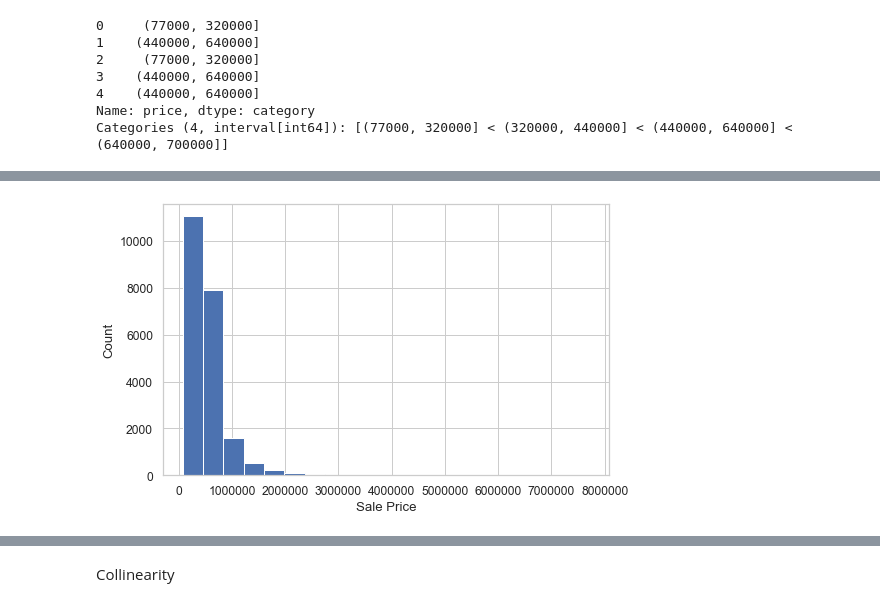
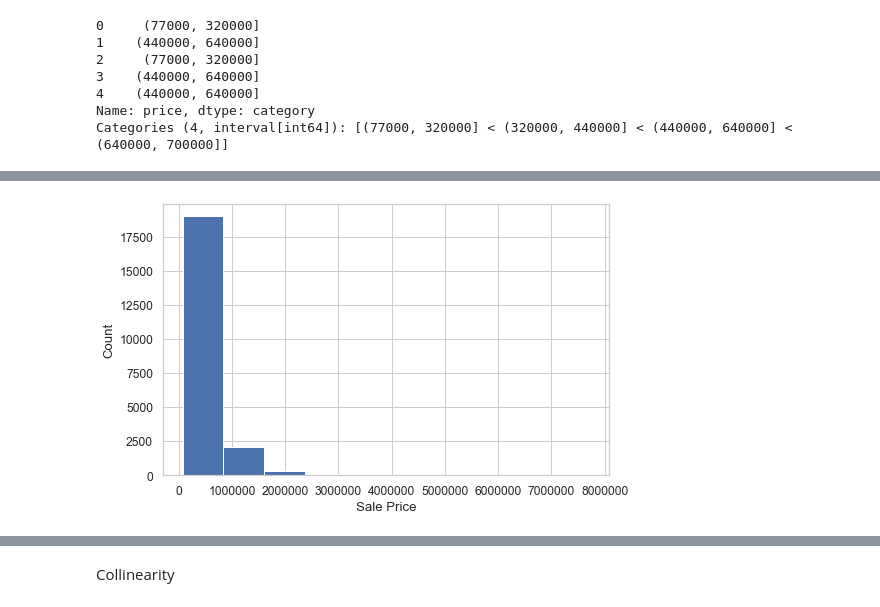
Before and after one commit to torresdavr/dsc-v2-mod1-final-project-online-ds-pt-100719, a Jupyter notebook: student.ipynb, the cells around one changed output, grey strips where cells are left out. Saved outputs shown, nothing was run; the diff lists cells and outputs as text; code cells hidden in the pictures.

```diff
--- a/student.ipynb
+++ b/student.ipynb
@@ -606,7 +590,7 @@ bins_price.value_counts().plot(kind='bar')
 # %%
 sns.set(style='whitegrid', palette="deep", font_scale=1.1, rc={"figure.figsize": [8, 5]})
 sns.distplot(
-    housing_df['price'], norm_hist=False, kde=False, bins=20, hist_kws={"alpha": 1}
+    housing_df['price'], norm_hist=False, kde=False, bins=10, hist_kws={"alpha": 1}
 ).set(xlabel='Sale Price', ylabel='Count');
 # %% [output]
-[figure, old version]
+[figure, new version]
```
Also changed, not shown: parts of 56 cells of this notebook, 1 other file.
